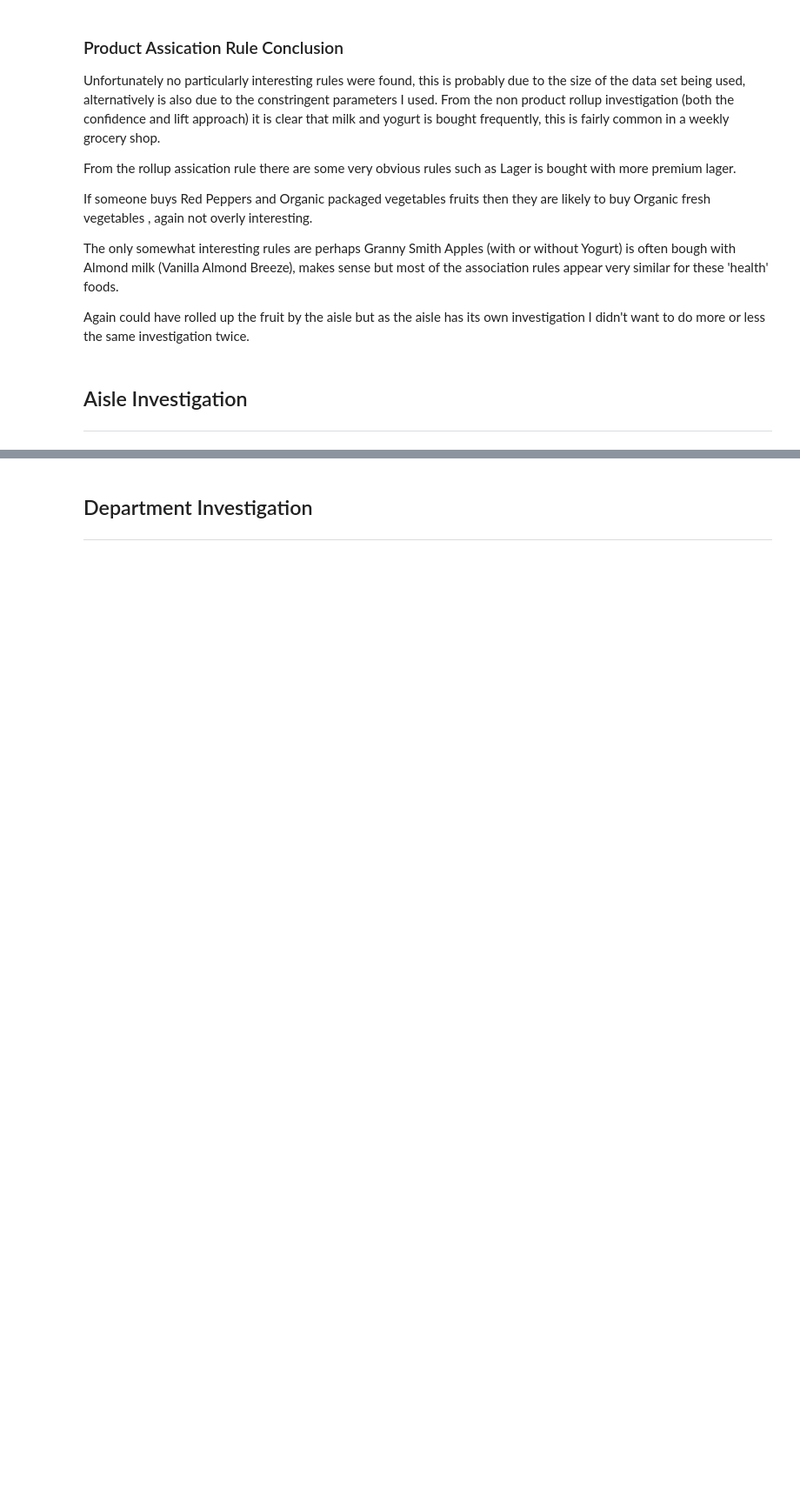
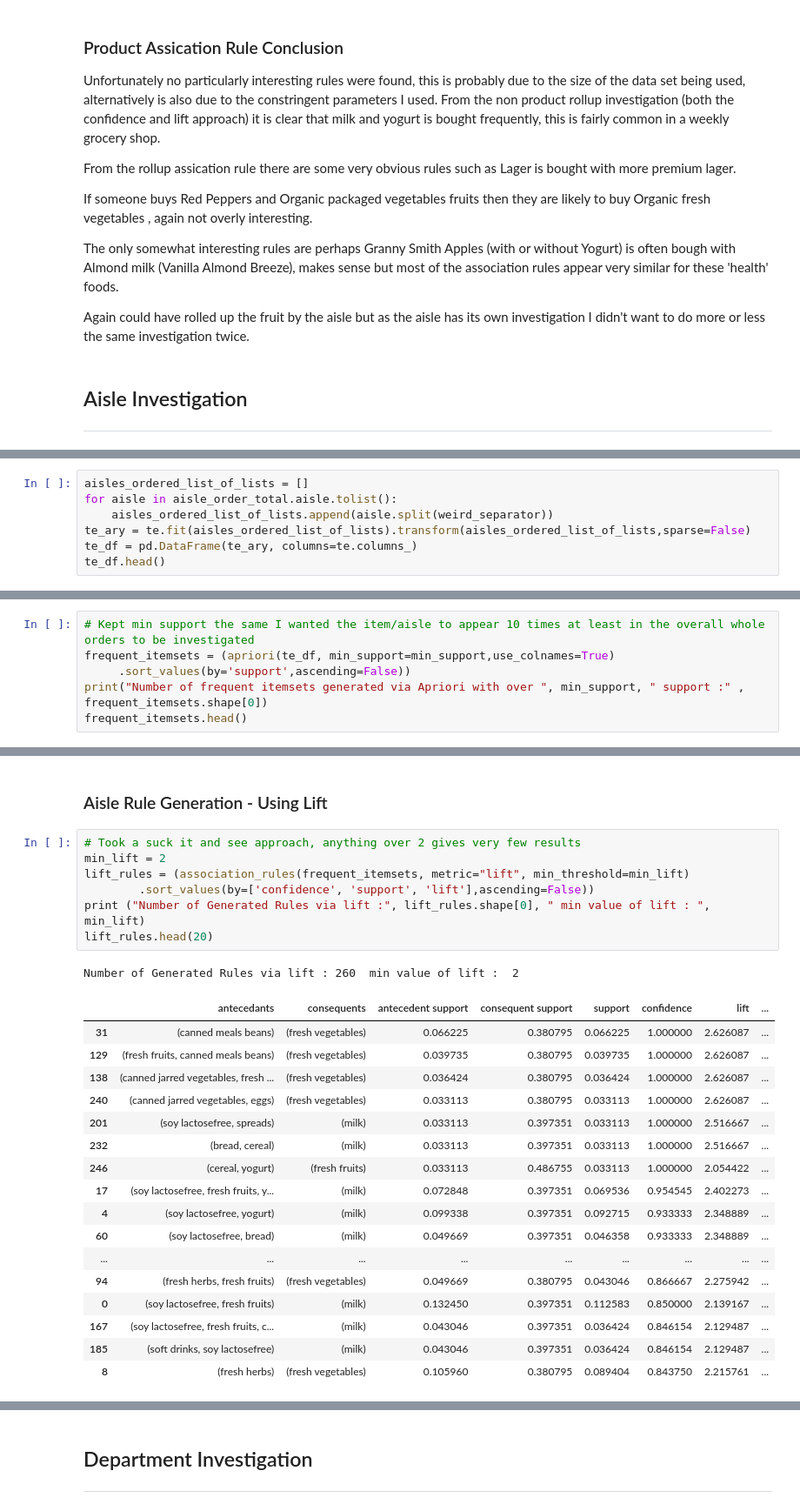
Before and after one commit to 1carew1/instacart_investigation, a Jupyter notebook: Assignment_2_ARM.ipynb, the cells around one changed output, grey strips where cells are left out. Shown at 87% size. Drawn from its saved outputs; the diff is of its cells as text; blank space fills up the shorter version.

```diff
--- a/Assignment_2_ARM.ipynb
+++ b/Assignment_2_ARM.ipynb
@@ -501,0 +523,7 @@ Again could have rolled up the fruit by the aisle but as the aisle has its own i
+# %%
+aisles_ordered_list_of_lists = []
+for aisle in aisle_order_total.aisle.tolist():
+    aisles_ordered_list_of_lists.append(aisle.split(weird_separator))
+te_ary = te.fit(aisles_ordered_list_of_lists).transform(aisles_ordered_list_of_lists,sparse=False)
+te_df = pd.DataFrame(te_ary, columns=te.columns_)
+te_df.head()
@@ -501,0 +590,6 @@ Again could have rolled up the fruit by the aisle but as the aisle has its own i
+# %%
+# Kept min support the same I wanted the item/aisle to appear 10 times at least in the overall whole orders to be investigated
+frequent_itemsets = (apriori(te_df, min_support=min_support,use_colnames=True)
+     .sort_values(by='support',ascending=False))
+print("Number of frequent itemsets generated via Apriori with over ", min_support, " support :" , frequent_itemsets.shape[0])
+frequent_itemsets.head()
@@ -501,0 +604,28 @@ Again could have rolled up the fruit by the aisle but as the aisle has its own i
+# %% [markdown]
+### Aisle Rule Generation - Using Lift
+# %%
+# Took a suck it and see approach, anything over 2 gives very few results
+min_lift = 2
+lift_rules = (association_rules(frequent_itemsets, metric="lift", min_threshold=min_lift)
+        .sort_values(by=['confidence', 'support', 'lift'],ascending=False))
+print ("Number of Generated Rules via lift :", lift_rules.shape[0], " min value of lift : ", min_lift)
+lift_rules.head(20)
+# %% [output]
+Number of Generated Rules via lift : 260  min value of lift :  2
+|  | antecedants | consequents | antecedent support | consequent support | support | confidence | lift | ... |
+| 31 | (canned meals beans) | (fresh vegetables) | 0.066225 | 0.380795 | 0.066225 | 1.000000 | 2.626087 | ... |
+| 129 | (fresh fruits, canned meals beans) | (fresh vegetables) | 0.039735 | 0.380795 | 0.039735 | 1.000000 | 2.626087 | ... |
+| 138 | (canned jarred vegetables, fresh ... | (fresh vegetables) | 0.036424 | 0.380795 | 0.036424 | 1.000000 | 2.626087 | ... |
+| 240 | (canned jarred vegetables, eggs) | (fresh vegetables) | 0.033113 | 0.380795 | 0.033113 | 1.000000 | 2.626087 | ... |
+| 201 | (soy lactosefree, spreads) | (milk) | 0.033113 | 0.397351 | 0.033113 | 1.000000 | 2.516667 | ... |
+| 232 | (bread, cereal) | (milk) | 0.033113 | 0.397351 | 0.033113 | 1.000000 | 2.516667 | ... |
+| 246 | (cereal, yogurt) | (fresh fruits) | 0.033113 | 0.486755 | 0.033113 | 1.000000 | 2.054422 | ... |
+| 17 | (soy lactosefree, fresh fruits, y... | (milk) | 0.072848 | 0.397351 | 0.069536 | 0.954545 | 2.402273 | ... |
+| 4 | (soy lactosefree, yogurt) | (milk) | 0.099338 | 0.397351 | 0.092715 | 0.933333 | 2.348889 | ... |
+| 60 | (soy lactosefree, bread) | (milk) | 0.049669 | 0.397351 | 0.046358 | 0.933333 | 2.348889 | ... |
+| ... | ... | ... | ... | ... | ... | ... | ... | ... |
+| 94 | (fresh herbs, fresh fruits) | (fresh vegetables) | 0.049669 | 0.380795 | 0.043046 | 0.866667 | 2.275942 | ... |
+| 0 | (soy lactosefree, fresh fruits) | (milk) | 0.132450 | 0.397351 | 0.112583 | 0.850000 | 2.139167 | ... |
+| 167 | (soy lactosefree, fresh fruits, c... | (milk) | 0.043046 | 0.397351 | 0.036424 | 0.846154 | 2.129487 | ... |
+| 185 | (soft drinks, soy lactosefree) | (milk) | 0.043046 | 0.397351 | 0.036424 | 0.846154 | 2.129487 | ... |
+| 8 | (fresh herbs) | (fresh vegetables) | 0.105960 | 0.380795 | 0.089404 | 0.843750 | 2.215761 | ... |
```
Also changed, not shown: parts of 21 cells of this notebook, 1 other file.
